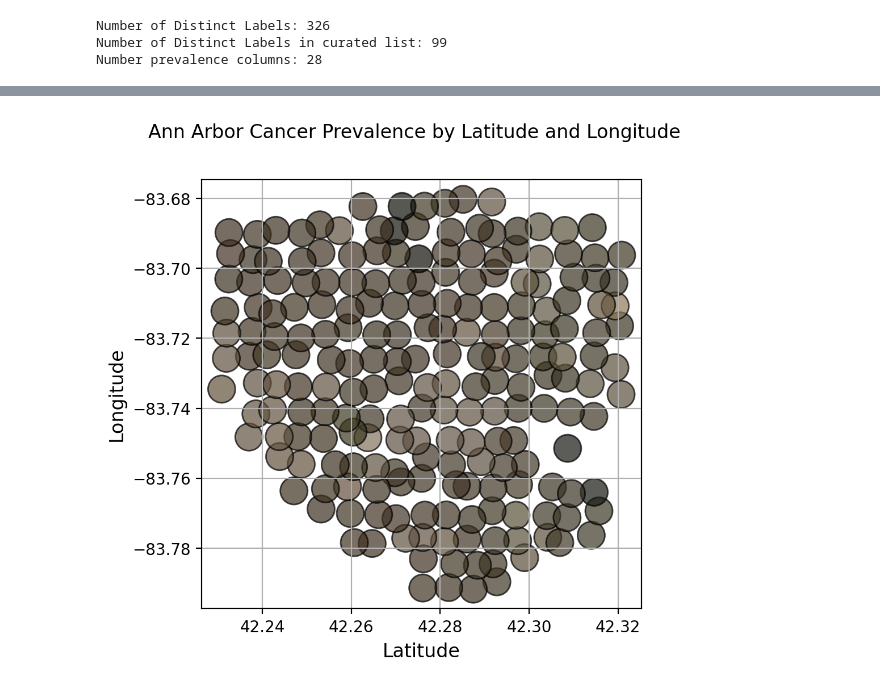
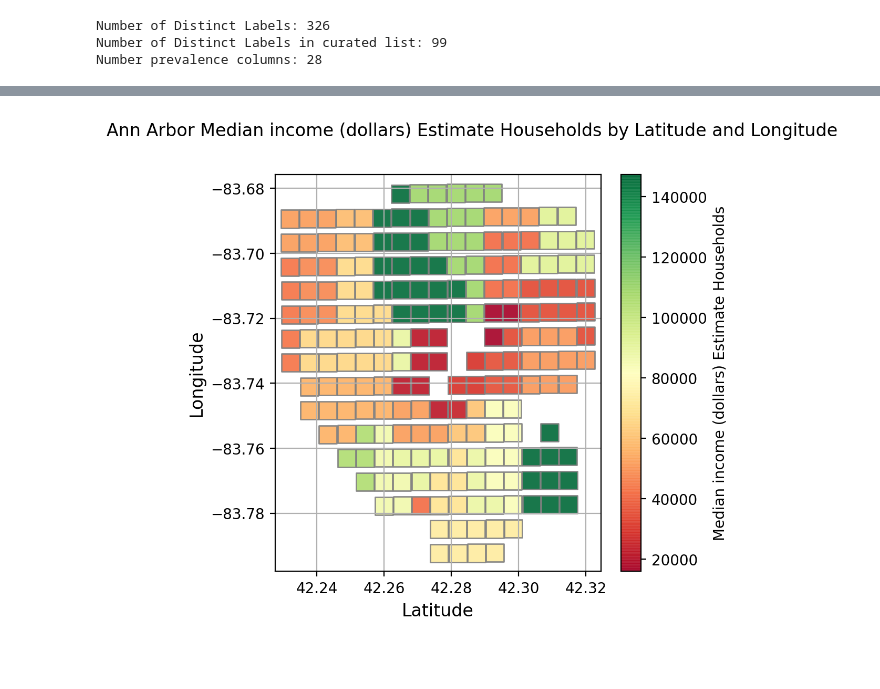
Before and after one commit to CooperStansbury/READMISSIONS, a Jupyter notebook: Washtenaw_case_study/notebooks/500_cities_analysis.ipynb, the cells around one changed output, grey strips where cells are left out. Drawn from its saved outputs; the diff is of its cells as text; code cells hidden in the pictures; blank space fills up the shorter version.

```diff
--- a/Washtenaw_case_study/notebooks/500_cities_analysis.ipynb
+++ b/Washtenaw_case_study/notebooks/500_cities_analysis.ipynb
@@ -120,0 +124,18 @@ INCOME_COLUMNS.head()
+# %%
+"""
+Need to balance crude prevalance by the population
+
+DP05_0001E is the column
+"""
+POP_COLUMNS = pd.read_csv("../cleaned_data/population_column_map.csv")
+TOTAL_POP_COL = 'DP05_0001E'
+
+NORMED_PREVALANCE_COLS = []
+
+for col in PREVALENCE:
+    condition = col.split("_")[0]
+    new_col_name = f"{condition}_rate"
+    NORMED_PREVALANCE_COLS.append(new_col_name)
+    data_df[new_col_name] = data_df[col] / data_df[TOTAL_POP_COL]
+
+print("done.")
@@ -201,32 +238,40 @@ plt.savefig(save_filepath,  bbox_inches = 'tight')
 # %%
+"""
+median income by lat/lon
+"""
+tmp = pd.read_csv("../cleaned_data/income_column_map.csv")
+INC_COLNAMES = dict(zip(tmp.GEO_ID, tmp.id))
+
+TARGET_COL = 'S1903_C02_001E'
+CLEAN_COL = INC_COLNAMES[TARGET_COL].replace("!!", " ")
+TITLE = f'Ann Arbor {CLEAN_COL} by Latitude and Longitude'
+MISSING_VALUE_DICT = {
+    '(X)':np.nan,
+    '-':np.nan,
+    '**':np.nan}
+
 tmp = data_df.copy()
 
-TITLE = 'Ann Arbor Cancer Prevalence by Latitude and Longitude'
-TARGET_COL = 'COLOR_1_'
-
-color_cols = [x for x in tmp.columns.to_list() if TARGET_COL in x and not 'score' in x and not 'fraction' in x]
-
-
-tmp[color_cols] = tmp[color_cols]/255.0
-tmp['normed_color'] = tuple(tmp[color_cols].values.tolist())
-
+tmp[TARGET_COL] = tmp[TARGET_COL].replace(MISSING_VALUE_DICT)
+tmp = tmp[tmp[TARGET_COL].notna()]
 
 fig = utils.build_fig(title=f"{TITLE}",
                       y_lab="Longitude",
                       x_lab="Latitude")
 
-scat = plt.scatter(utils.rand_jitter(tmp['latitiude']),
-                   utils.rand_jitter(tmp['longitude']),
-                   s=300,
-                   c=tmp['normed_color'],
-                   edgecolor='black',
-                   alpha=0.7,
-                   cmap='RdYlGn_r')
+scat = plt.scatter(tmp['latitiude'],
+                   tmp['longitude'],
+                   s=150,
+                   c=tmp[TARGET_COL],
+                   edgecolor='grey',
+                   alpha=0.9,
+                   marker="s",
+                   cmap='RdYlGn')
 
 plt.grid()
-# cb = plt.colorbar(scat)
-# cb.set_label('Cancer Crude Prevalance')
-# save_filepath = f"../figures/{TITLE}.png"
-# plt.savefig(save_filepath,  bbox_inches = 'tight')
+cb = plt.colorbar(scat)
+cb.set_label(f'{CLEAN_COL}')
+save_filepath = f"../figures/{TITLE}.png"
+plt.savefig(save_filepath,  bbox_inches = 'tight')
 # %% [output]
-[figure, old version]
+[figure, new version]
```
Also changed, not shown: parts of 15 cells of this notebook, 1 other file.
